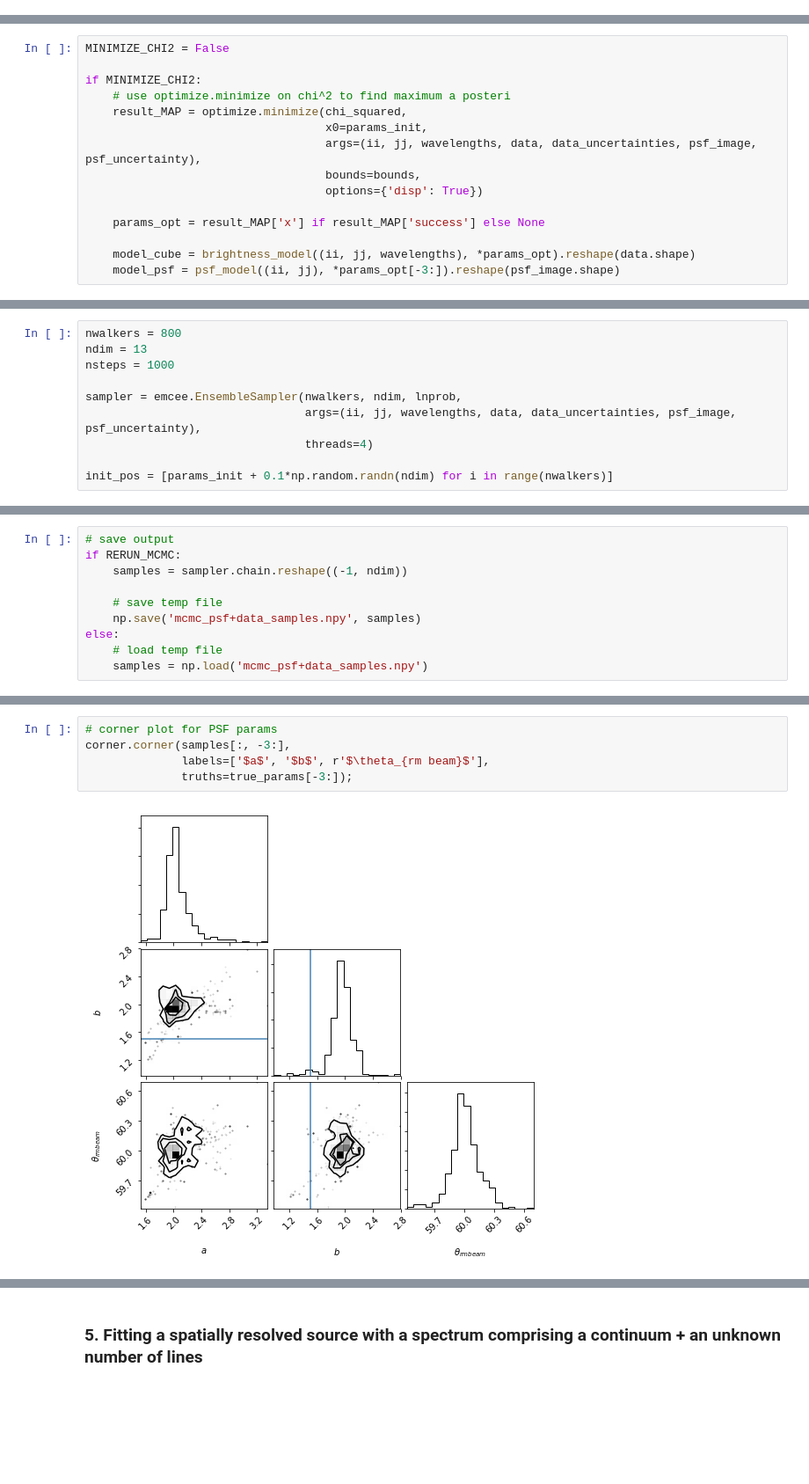
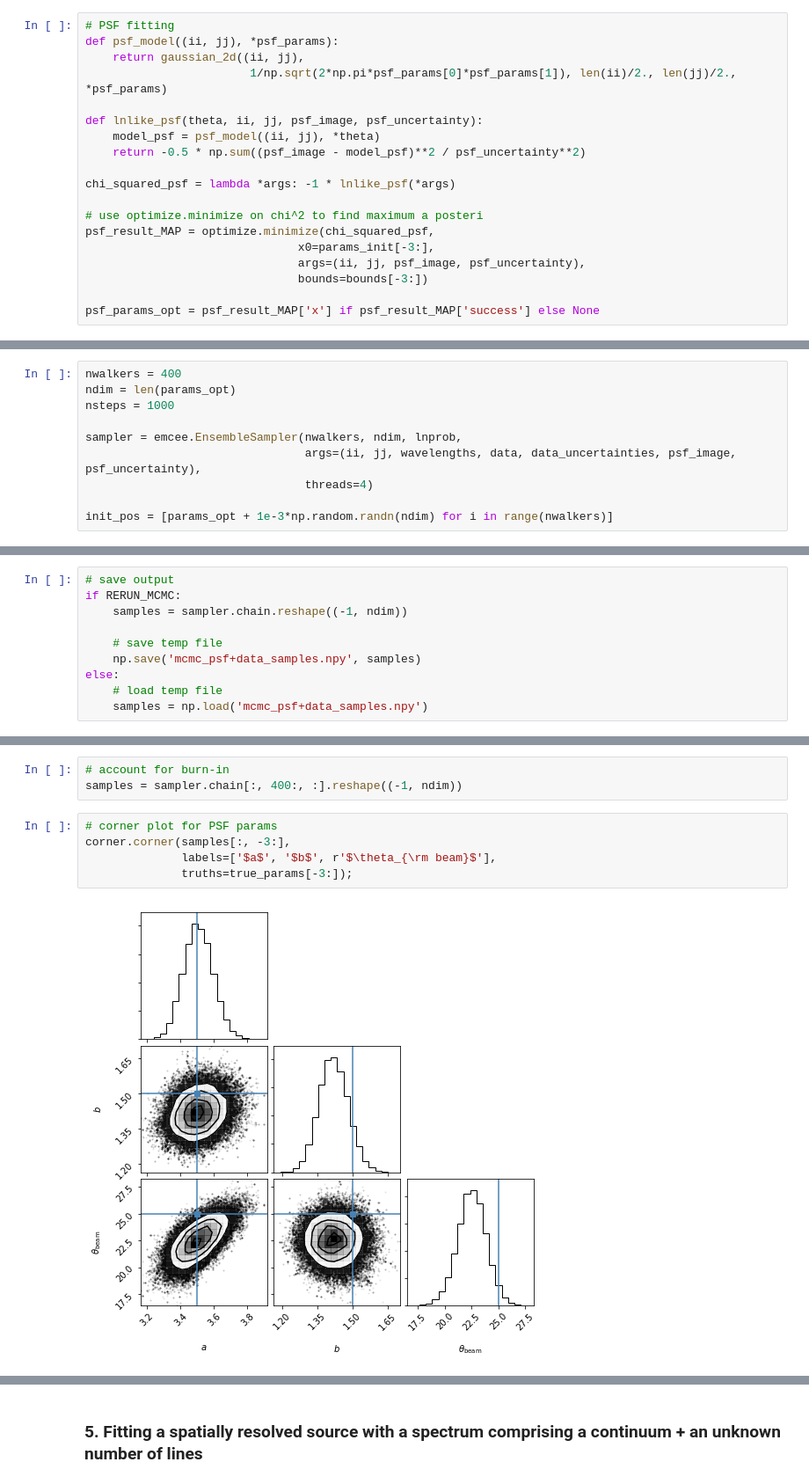
Before and after one commit to jwuphysics/fitting-a-model-to-data, a Jupyter notebook: notebook/Fitting a model to a data cube.ipynb, the cells around one changed output, grey strips where cells are left out. Shown at 88% size. Cells and saved outputs as stored; diff of their text form; blank space fills up the shorter version.

Commit message:
fit joint PSF+target model using MCMC!

```diff
--- a/notebook/Fitting a model to a data cube.ipynb
+++ b/notebook/Fitting a model to a data cube.ipynb
@@ -602,0 +619,19 @@ line_flux_init = np.nanmax(data) * np.sqrt(2*np.pi)*line_width_init*FWHM_TO_SIGM
+# %%
+# PSF fitting
+def psf_model((ii, jj), *psf_params):
+    return gaussian_2d((ii, jj),
+                        1/np.sqrt(2*np.pi*psf_params[0]*psf_params[1]), len(ii)/2., len(jj)/2., *psf_params)
+
+def lnlike_psf(theta, ii, jj, psf_image, psf_uncertainty):
+    model_psf = psf_model((ii, jj), *theta)
+    return -0.5 * np.sum((psf_image - model_psf)**2 / psf_uncertainty**2)
+
+chi_squared_psf = lambda *args: -1 * lnlike_psf(*args)
+
+# use optimize.minimize on chi^2 to find maximum a posteri
+psf_result_MAP = optimize.minimize(chi_squared_psf,
+                               x0=params_init[-3:],
+                               args=(ii, jj, psf_image, psf_uncertainty),
+                               bounds=bounds[-3:])
+
+psf_params_opt = psf_result_MAP['x'] if psf_result_MAP['success'] else None
@@ -651,18 +748,3 @@ def lnprob(theta, *args):
         return lp + lnlike(theta, *args)
 
 chi_squared = lambda *args: -1 * lnprob(*args)
-# %%
-MINIMIZE_CHI2 = False
-
-if MINIMIZE_CHI2:
-    # use optimize.minimize on chi^2 to find maximum a posteri
-    result_MAP = optimize.minimize(chi_squared,
-                                   x0=params_init,
-                                   args=(ii, jj, wavelengths, data, data_uncertainties, psf_image, psf_uncertainty),
-                                   bounds=bounds,
-                                   options={'disp': True})
-
-    params_opt = result_MAP['x'] if result_MAP['success'] else None
-
-    model_cube = brightness_model((ii, jj, wavelengths), *params_opt).reshape(data.shape)
-    model_psf = psf_model((ii, jj), *params_opt[-3:]).reshape(psf_image.shape)
@@ -698,15 +753,15 @@ So clearly we're not converging on a proper solution. Perhaps if we just let MCM
 
 *Note: I'm not actually sure why minimizing the $\chi^2$ doesn't work, since we're using the [L-BFGS-B](https://en.wikipedia.org/wiki/Limited-memory_BFGS) algorithm and I think it should actually find the local minimum*.
 # %%
-nwalkers = 800
-ndim = 13
+nwalkers = 400
+ndim = len(params_opt)
 nsteps = 1000
 
 sampler = emcee.EnsembleSampler(nwalkers, ndim, lnprob,
                                 args=(ii, jj, wavelengths, data, data_uncertainties, psf_image, psf_uncertainty),
                                 threads=4)
 
-init_pos = [params_init + 0.1*np.random.randn(ndim) for i in range(nwalkers)]
+init_pos = [params_opt + 1e-3*np.random.randn(ndim) for i in range(nwalkers)]
 # %%
 RERUN_MCMC = True
 
@@ -751,10 +796,13 @@ if RERUN_MCMC:
+# %%
+# account for burn-in
+samples = sampler.chain[:, 400:, :].reshape((-1, ndim))
 # %%
 # corner plot for PSF params
 corner.corner(samples[:, -3:],
-              labels=['$a$', '$b$', r'$\theta_{rm beam}$'],
+              labels=['$a$', '$b$', r'$\theta_{\rm beam}$'],
               truths=true_params[-3:]);
 # %% [output]
-[figure, old version]
+[figure, new version]
 # %%
 # corner plot for target model
 corner.corner(samples[:, :5],
```
Also changed, not shown: parts of 18 cells of this notebook.
